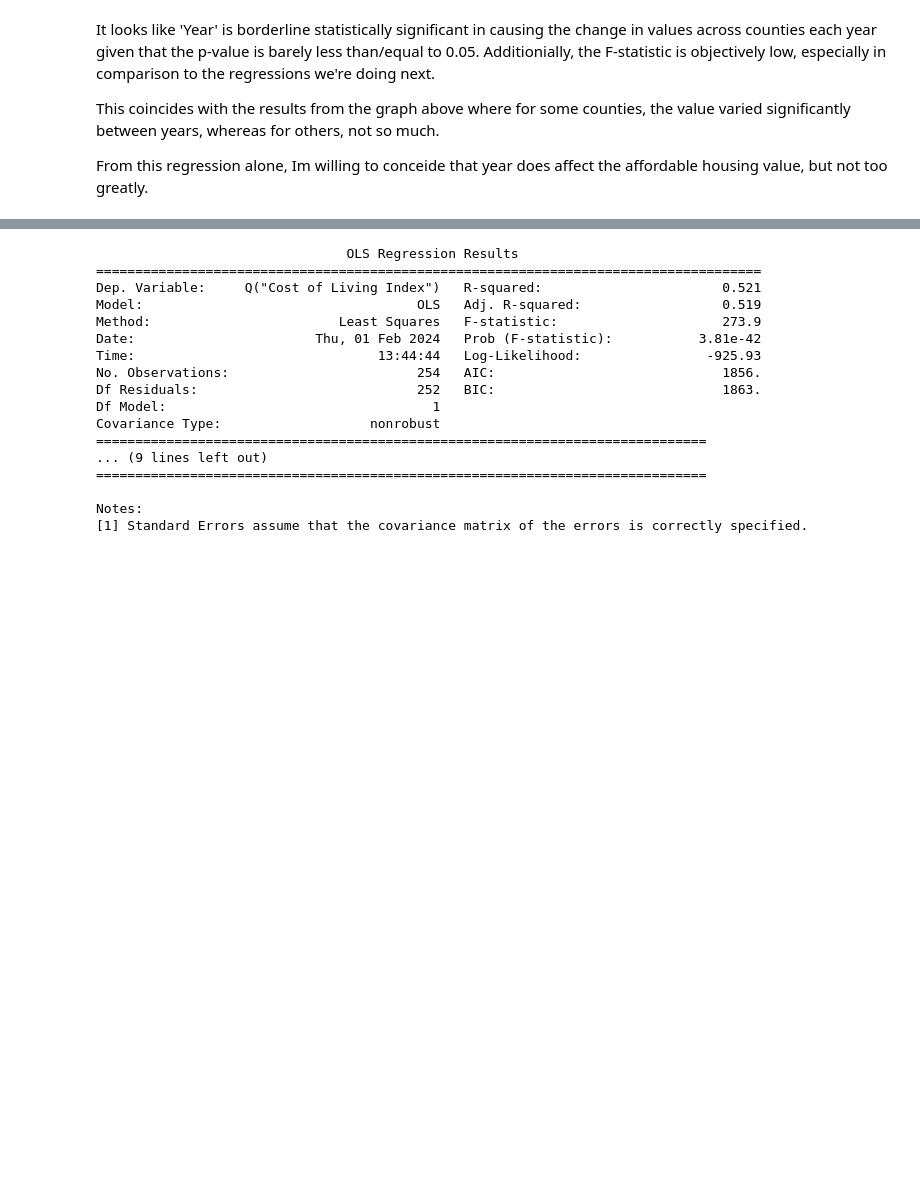
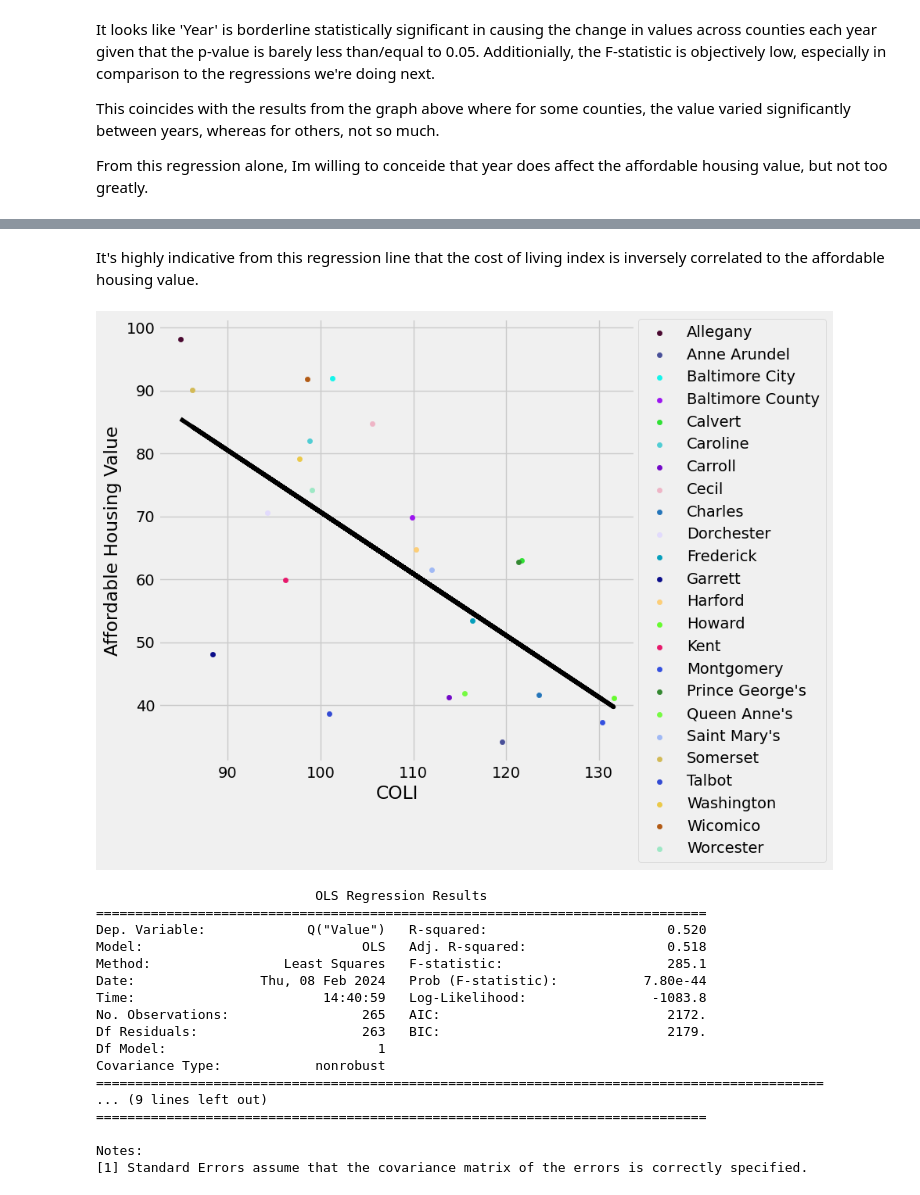
Before and after one commit to mgammi/Personal-Projects, a Jupyter notebook: MachineLearning/implementation.ipynb, the cells around one changed output, grey strips where cells are left out. Cells and saved outputs as stored; diff of their text form; code cells hidden in the pictures; blank space fills up the shorter version.

```diff
--- a/MachineLearning/implementation.ipynb
+++ b/MachineLearning/implementation.ipynb
@@ -275,19 +332,44 @@ strong multicollinearity or other numerical problems.
+# %% [markdown]
+It's highly indicative from this regression line that the cost of living index is inversely correlated to the affordable housing value.
+# %%
+subset = table2[table2['Year'] == 2020]
+grouped = subset.groupby(['Jurisdiction'])
+fig, ax = plt.subplots(figsize=(7, 7))
+# now, we want to iterate through the df by county
+for key, group in grouped :
+       # key = group name (aka county name); group = subset of df where jurisdiction == key
+       # first, plotting values for the current county
+       group.plot(ax = ax, kind='scatter', x='Cost of Living Index', y='Value', label=key,
+                     color= colors[key])
+
+y      = subset['Value'].to_numpy().reshape(-1,1)
+x      = subset['Cost of Living Index'].to_numpy().reshape(-1,1)
+reg    = LinearRegression().fit(x , y)
+y_pred = reg.predict(x)
+
+plt.plot(x, y_pred, color = "Black")
+plt.legend(bbox_to_anchor = (1.4, 1) ,loc = "upper right", borderaxespad = 0)
+plt.xlabel('COLI')
+plt.ylabel('Affordable Housing Value')
+plt.show()
+# %% [output]
+[figure, added]
 # %%
-res = smf.ols(formula= "Q(\"Cost of Living Index\") ~ Value", data= table2).fit()
+res = smf.ols(formula= " Q(\"Value\") ~ Q(\"Cost of Living Index\")", data= table2).fit()
 print(res.summary())
 # %% [output]
-                                OLS Regression Results
-=====================================================================================
-Dep. Variable:     Q("Cost of Living Index")   R-squared:                       0.521
-Model:                                   OLS   Adj. R-squared:                  0.519
-Method:                        Least Squares   F-statistic:                     273.9
-Date:                       Thu, 01 Feb 2024   Prob (F-statistic):           3.81e-42
-Time:                               13:44:44   Log-Likelihood:                -925.93
-No. Observations:                        254   AIC:                             1856.
-Df Residuals:                            252   BIC:                             1863.
-Df Model:                                  1
-Covariance Type:                   nonrobust
+                            OLS Regression Results
 ==============================================================================
+Dep. Variable:             Q("Value")   R-squared:                       0.520
+Model:                            OLS   Adj. R-squared:                  0.518
+Method:                 Least Squares   F-statistic:                     285.1
+Date:                Thu, 08 Feb 2024   Prob (F-statistic):           7.80e-44
+Time:                        14:40:59   Log-Likelihood:                -1083.8
+No. Observations:                 265   AIC:                             2172.
+Df Residuals:                     263   BIC:                             2179.
+Df Model:                           1
+Covariance Type:            nonrobust
+=============================================================================================
 ... (9 lines left out)
 ==============================================================================
 
```
Also changed, not shown: parts of 31 cells of this notebook, 1 other file.
